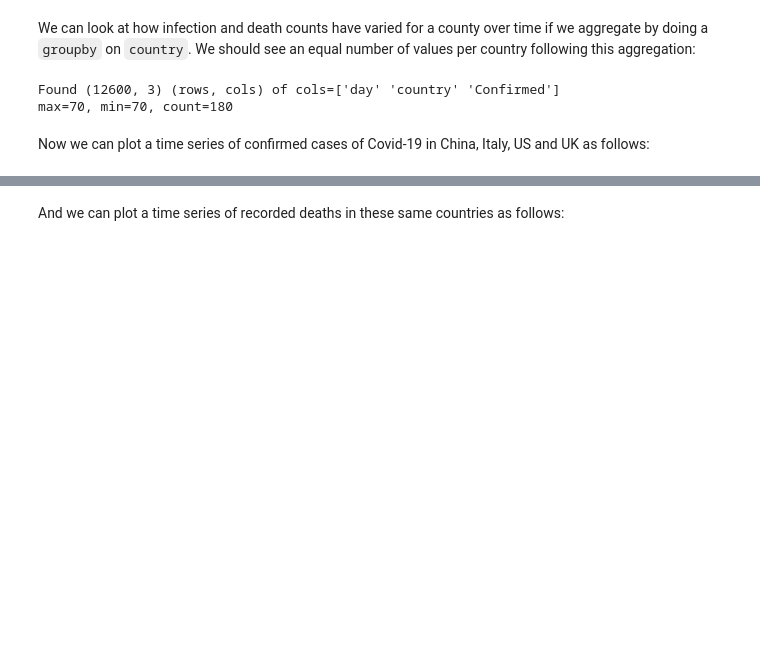
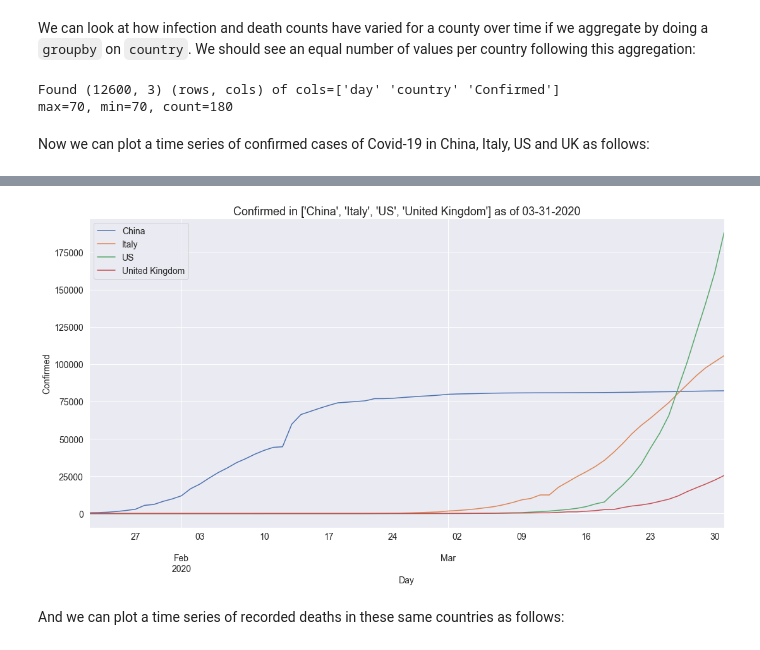
Before and after one commit to malminhas/covid, a Jupyter notebook: index.ipynb, the cells around one changed output, grey strips where cells are left out. Drawn from its saved outputs; the diff is of its cells as text; code cells hidden in the pictures; blank space fills up the shorter version.

```diff
--- a/index.ipynb
+++ b/index.ipynb
@@ -86,5 +87,5 @@ max=70, min=70, count=180
 # %% [markdown]
 Now we can plot a time series of confirmed cases of Covid-19 in China, Italy, US and UK as follows:
 # %%
-plotCountriesTimeSeries(df, ['China', 'Italy', 'US', 'United Kingdom'], which, 'Confirmed', visualisation='altair')
+plotCountriesTimeSeries(df, ['China', 'Italy', 'US', 'United Kingdom'], which, 'Confirmed', visualisation=viz)
 # %% [output]
@@ -92,3 +92,4 @@ plotCountriesTimeSeries(df, ['China', 'Italy', 'US', 'United Kingdom'], which, '
+[figure, added]
 # %% [markdown]
 And we can plot a time series of recorded deaths in these same countries as follows:
 # %%
```
Also changed, not shown: parts of 11 cells of this notebook, 15 other files.
